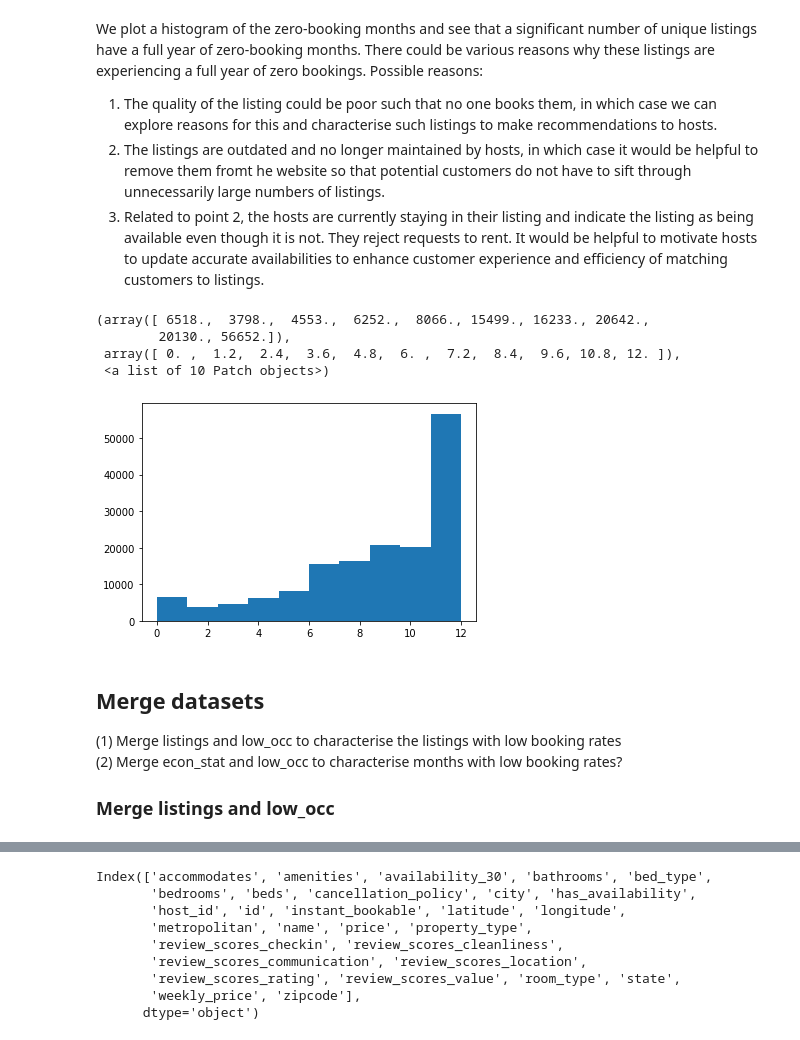
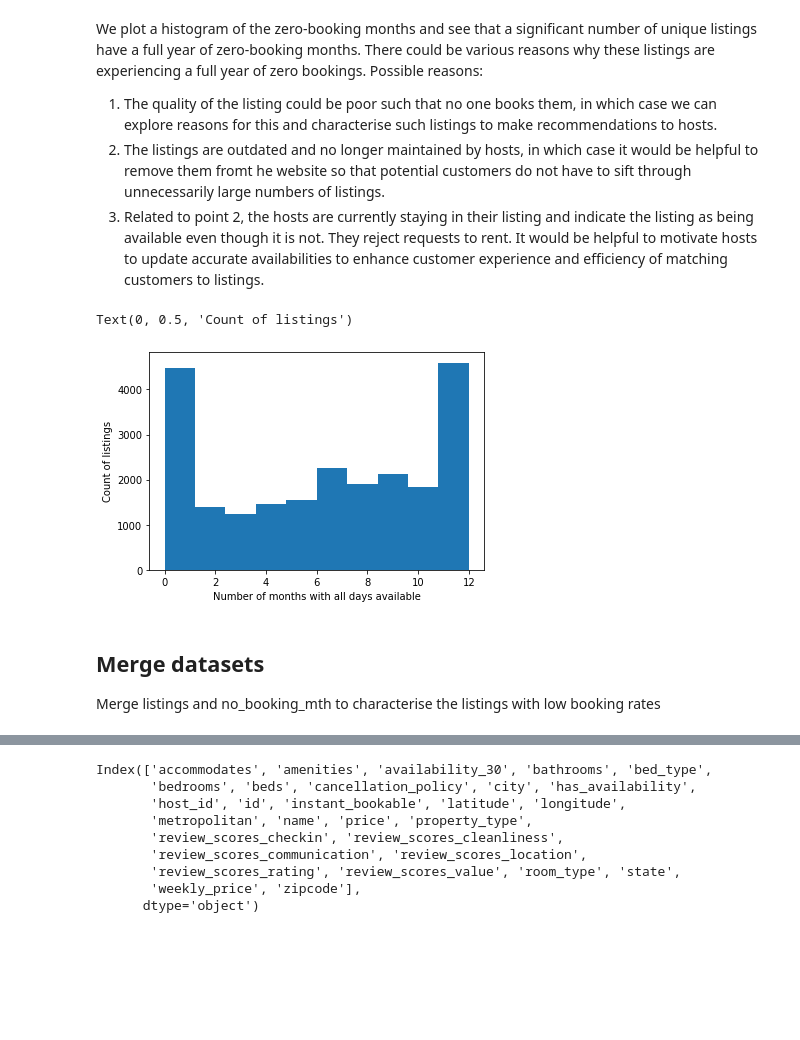
Before and after one commit to terenceneo/Airbnb-NYC-data-study, a Jupyter notebook: Low booking rate listings.ipynb, the cells around one changed output, grey strips where cells are left out. Cells and saved outputs as stored; diff of their text form; code cells hidden in the pictures; blank space fills up the shorter version.

```diff
--- a/Low booking rate listings.ipynb
+++ b/Low booking rate listings.ipynb
@@ -148,7 +143,7 @@ no_booking_mth.head()
 | 51 | 12303 |
 # %%
 # Add column of frequency i.e. number of zero-booking months per unique listing
-no_booking_mth['no_months'] = no_booking_mth['listing_id'].map(no_booking_mth['listing_id'].value_counts())
+no_booking_mth = no_booking_mth['listing_id'].value_counts().reset_index(name='no_months').rename(columns={'index': 'listing_id'})
 
 # Merge no_booking_mth with adjustment
 no_booking_mth = no_booking_mth.merge(adjustment, on='listing_id', how='inner')
@@ -157,4 +152,3 @@ no_booking_mth = no_booking_mth.merge(adjustment, on='listing_id', how='inner')
 no_booking_mth['no_months'] = no_booking_mth['no_months']-no_booking_mth['factor']
 no_booking_mth = no_booking_mth.drop('factor',axis=1)
 no_booking_mth.no_months = no_booking_mth.no_months.astype(int)
-no_booking_mth.head()
@@ -175,13 +171,12 @@ We plot a histogram of the zero-booking months and see that a significant number
 1) The quality of the listing could be poor such that no one books them, in which case we can explore reasons for this and characterise such listings to make recommendations to hosts.
 2) The listings are outdated and no longer maintained by hosts, in which case it would be helpful to remove them fromt he website so that potential customers do not have to sift through unnecessarily large numbers of listings.
 3) Related to point 2, the hosts are currently staying in their listing and indicate the listing as being available even though it is not. They reject requests to rent. It would be helpful to motivate hosts to update accurate availabilities to enhance customer experience and efficiency of matching customers to listings.
-# %%
-plt.hist(no_booking_mth['no_months'])
-# %% [output]
-(array([ 6518.,  3798.,  4553.,  6252.,  8066., 15499., 16233., 20642.,
-        20130., 56652.]),
- array([ 0. ,  1.2,  2.4,  3.6,  4.8,  6. ,  7.2,  8.4,  9.6, 10.8, 12. ]),
- <a list of 10 Patch objects>)
-[figure, removed]
+# %%
+plt.hist(no_booking_mth['no_months'])
+plt.xlabel('Number of months with all days available')
+plt.ylabel('Count of listings')
+# %% [output]
+Text(0, 0.5, 'Count of listings')
+[figure, added]
 # %%
 # Export dataset of listings and number of zero-booking months
@@ -189,9 +184,6 @@ plt.hist(no_booking_mth['no_months'])
 # %% [markdown]
 ## Merge datasets
-(1) Merge listings and low_occ to characterise the listings with low booking rates
-(2) Merge econ_stat and low_occ to characterise months with low booking rates?
-
-### Merge listings and low_occ
+Merge listings and no_booking_mth to characterise the listings with low booking rates
 # %%
 listings.head()
 # %% [output]
```
Also changed, not shown: parts of 6 cells of this notebook, 1 other file.
